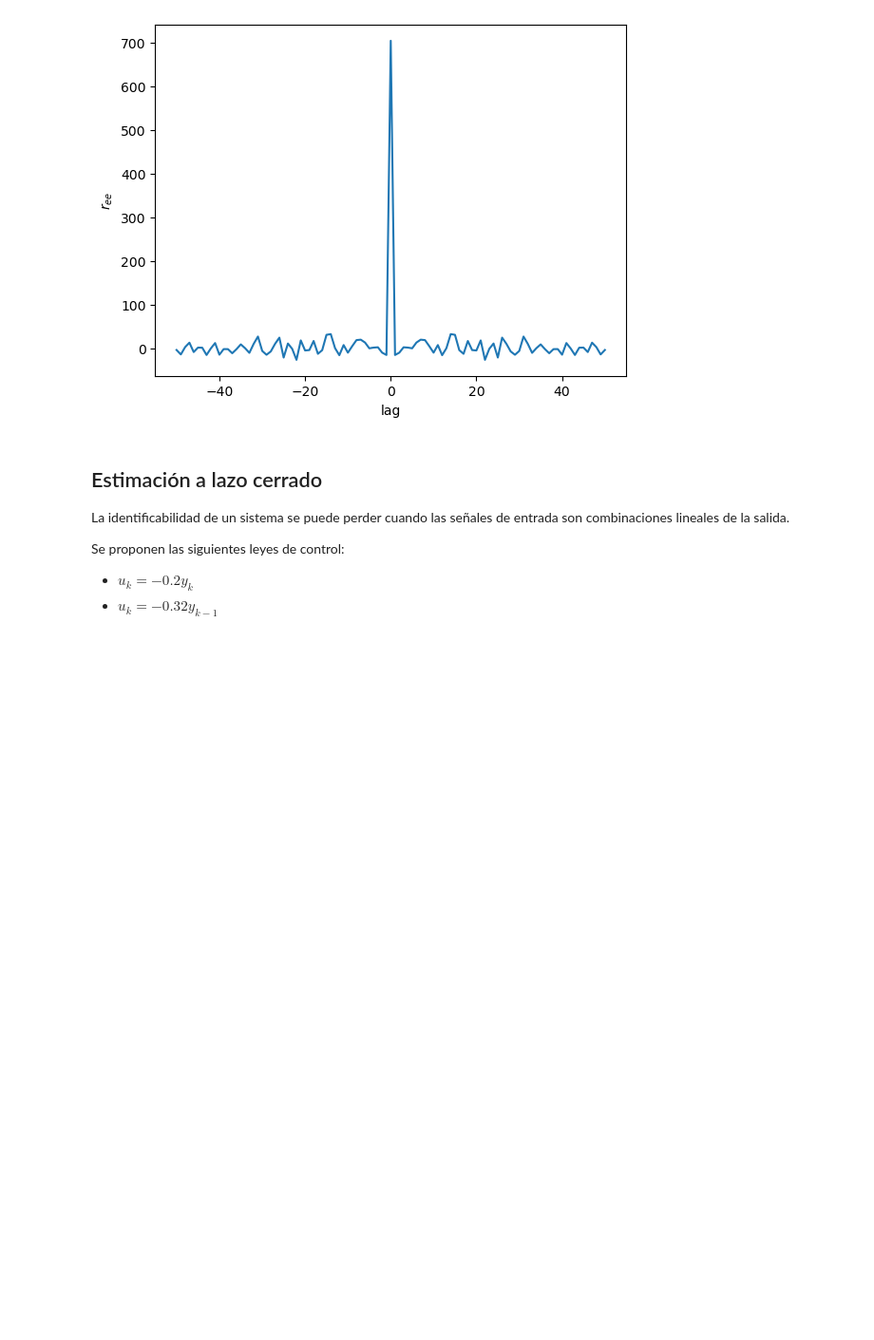
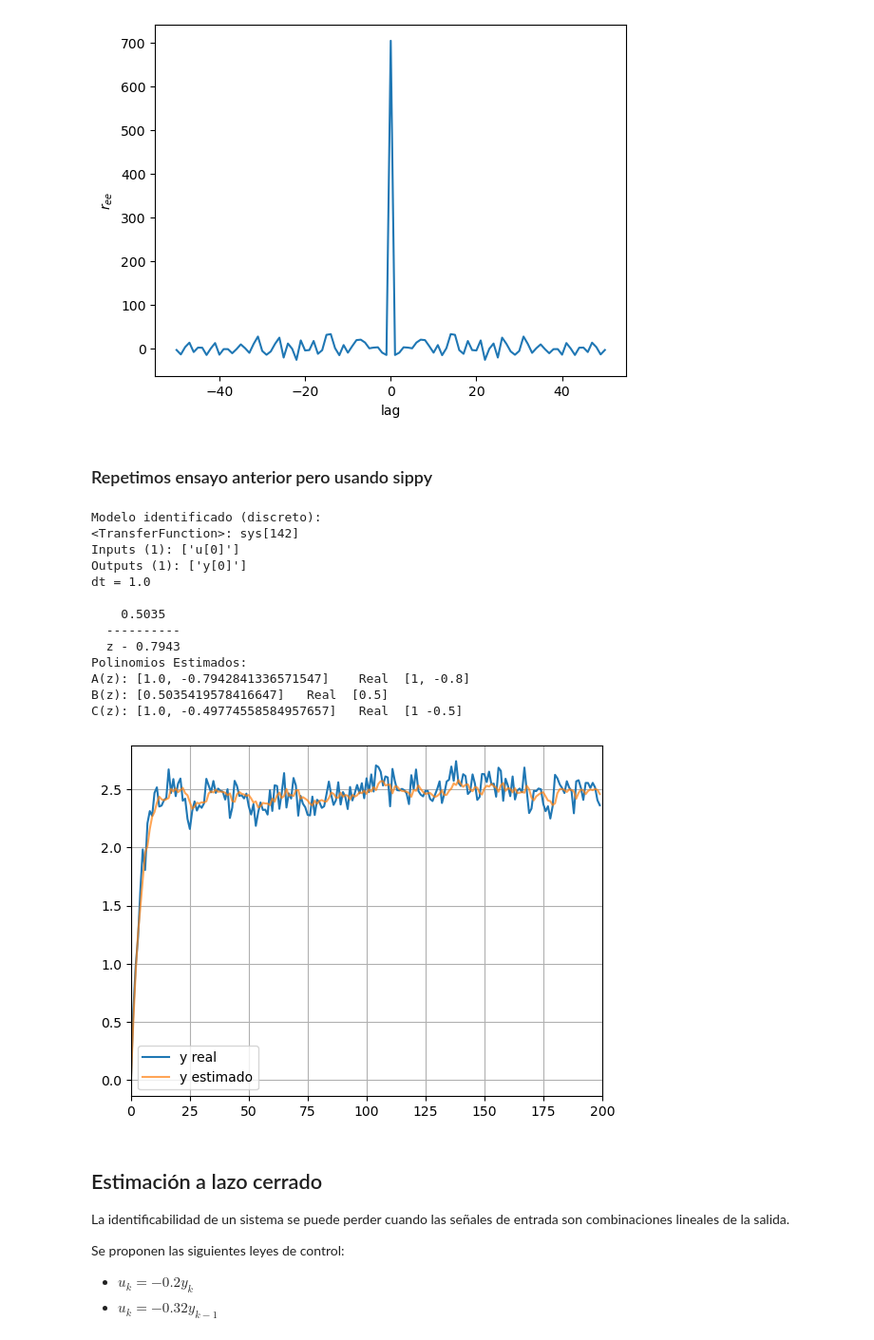
Before and after one commit to pgonfiuba/ica, a Jupyter notebook: 4. Identificacion parametrica/identificacion_parametrica.ipynb, the cells around one changed output. Shown at 95% size. Saved outputs shown, nothing was run; the diff lists cells and outputs as text; code cells hidden in the pictures; blank space fills up the shorter version.

Commit message:
usar sippy

```diff
--- a/4. Identificacion parametrica/identificacion_parametrica.ipynb
+++ b/4. Identificacion parametrica/identificacion_parametrica.ipynb
@@ -312,6 +312,81 @@ print(f"Desvío de la estimación = {sigma_e*np.sqrt(P.diagonal().flatten())}")
 Theta estimado = [-0.80228498  0.50633501 -0.46994339]
 Desvío de la estimación = [0.01077416 0.01001151 0.02170294]
 [figure]
+# %% [markdown]
+### Repetimos ensayo anterior pero usando sippy
+# %%
+import sippy_unipi as sippy
+from sippy_unipi import functionset as fset
+
+# ====================================
+# 1. Parámetros y datos simulados
+# ====================================
+N = 2500
+t = np.arange(N)
+u = np.sign(np.random.randn(N))  # entrada ±1
+
+sigma_e = 0.5
+e = sigma_e*np.random.randn(N)
+
+# Parámetros reales (ejemplo ARMAX)
+c = -0.5  # coef. ruido coloreado
+y = obtener_datos(u,e,C=c)
+
+# ====================================
+# 2. Identificación con sippy
+# ====================================
+# Ordenes: AR=1, X=1 (entrada), MA=1
+sys_id = sippy.system_identification(y, u,
+                                     'ARMAX', # probar con 'ARX', 'ARMA' ... Pero hay que ajustar los oredenes
+                                     na_ord=1, nb_ord=1, nc_ord=1,
+                                     delays=1)
+
+# Modelo identificado
+Gz = sys_id.G
+print("Modelo identificado (discreto):")
+print(Gz)
+
+# Parámetros AR, X, MA
+print("Polinomios Estimados:")
+print(f"A(z): {sys_id.DENOMINATOR[0][0]}    Real  [1, {a}]")
+print(f"B(z): {sys_id.NUMERATOR[0][0]}   Real  [{b}]")
+print(f"C(z): {sys_id.NUMERATOR_H[0][0]}   Real  [1 {c}]")
+
+# ====================================
+# 3. Validación
+# ====================================
+N = 200
+t = np.arange(N)
+u = np.ones(N)
+
+sigma_e = 0.1
+e = sigma_e*np.random.randn(N)
+
+# Parámetros reales (ejemplo ARMAX)
+y = obtener_datos(u,e,C=c)
+y_hat = fset.validation(sys_id,u,y,t, k = 1).reshape(-1)
+
+plt.plot(y, label="y real")
+plt.plot(y_hat, label="y estimado", alpha=0.7)
+plt.legend()
+plt.grid()
+plt.xlim(0,200)
+plt.show()
+# %% [output]
+Modelo identificado (discreto):
+<TransferFunction>: sys[142]
+Inputs (1): ['u[0]']
+Outputs (1): ['y[0]']
+dt = 1.0
+
+    0.5035
+  ----------
+  z - 0.7943
+Polinomios Estimados:
+A(z): [1.0, -0.7942841336571547]    Real  [1, -0.8]
+B(z): [0.5035419578416647]   Real  [0.5]
+C(z): [1.0, -0.49774558584957657]   Real  [1 -0.5]
+[figure, added]
 # %% [markdown]
 ## Estimación a lazo cerrado
 
```
Also changed, not shown: parts of 3 cells of this notebook.
